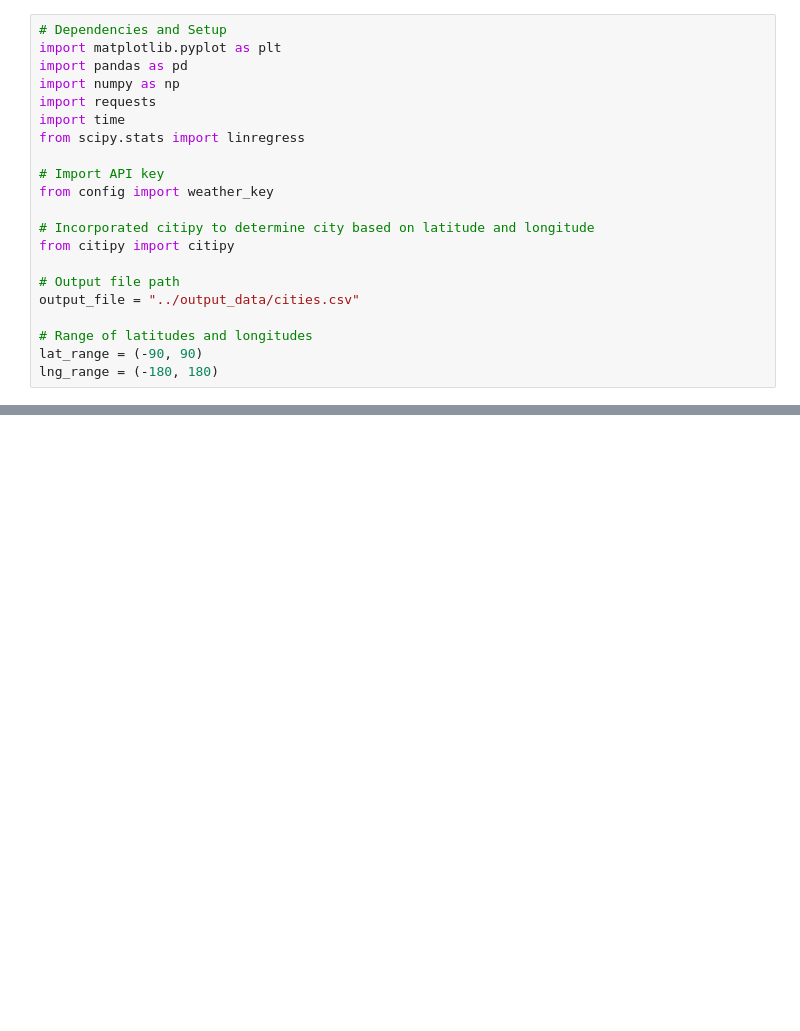
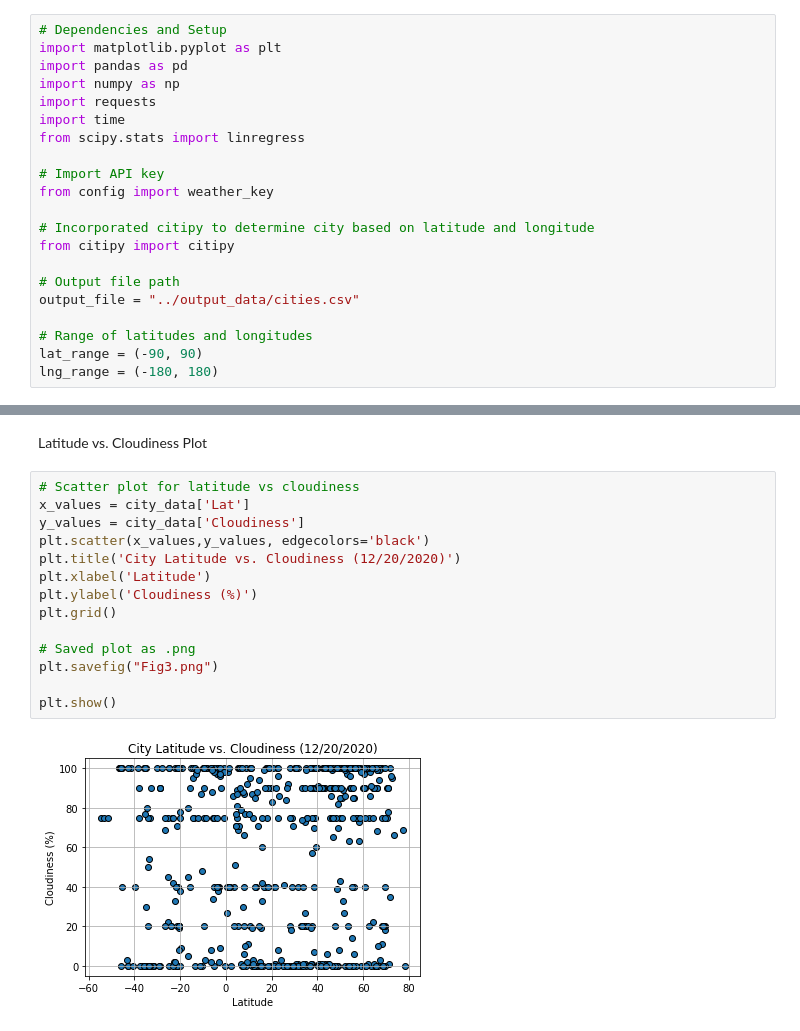
Before and after one commit to nickmangarella/Python-API-Challenge, a Jupyter notebook: Weather_Vacation/WeatherPy.ipynb, the cells around one changed output, grey strips where cells are left out. Saved outputs shown, nothing was run; the diff lists cells and outputs as text; blank space fills up the shorter version.

```diff
--- a/Weather_Vacation/WeatherPy.ipynb
+++ b/Weather_Vacation/WeatherPy.ipynb
@@ -279,0 +196,18 @@ The r-value is: 0.017128274759839232
+# %% [markdown]
+Latitude vs. Cloudiness Plot
+# %%
+# Scatter plot for latitude vs cloudiness
+x_values = city_data['Lat']
+y_values = city_data['Cloudiness']
+plt.scatter(x_values,y_values, edgecolors='black')
+plt.title('City Latitude vs. Cloudiness (12/20/2020)')
+plt.xlabel('Latitude')
+plt.ylabel('Cloudiness (%)')
+plt.grid()
+
+# Saved plot as .png
+plt.savefig("Fig3.png")
+
+plt.show()
+# %% [output]
+[figure, added]
```
Also changed, not shown: parts of 67 cells of this notebook, 6 other files.
